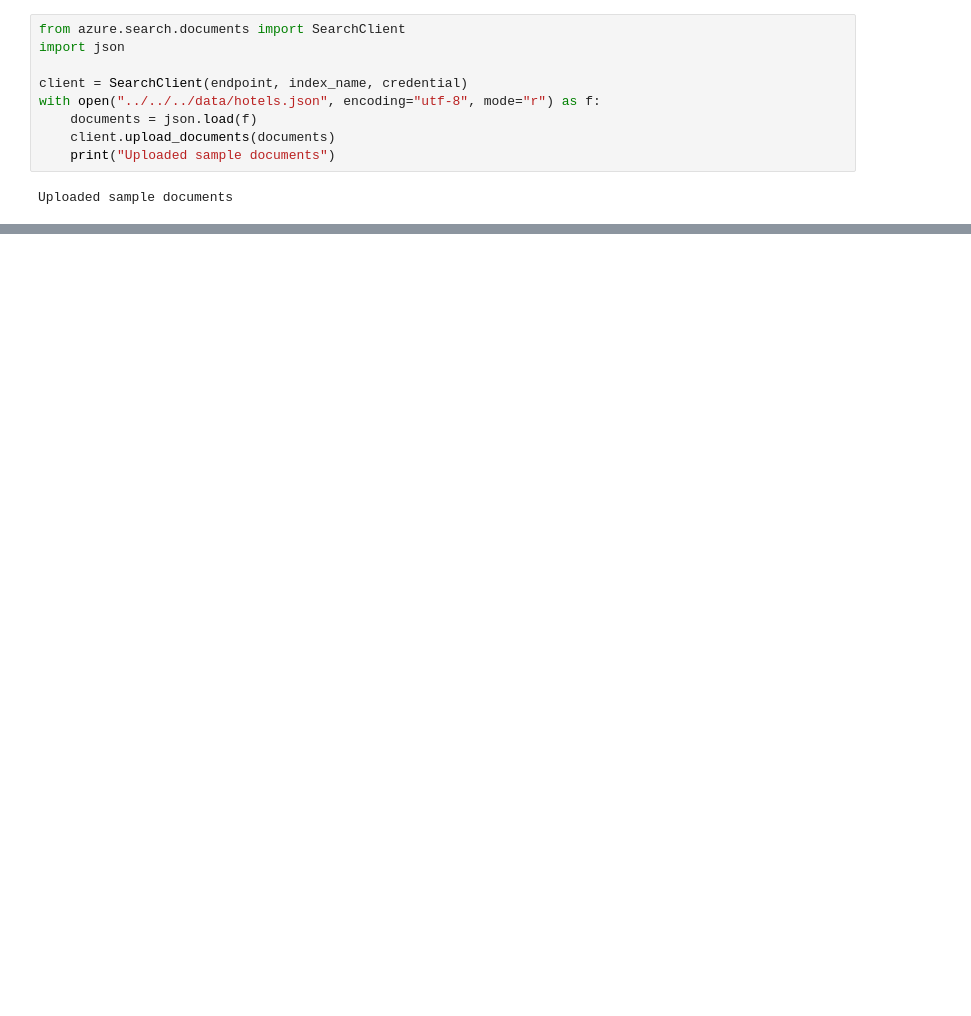
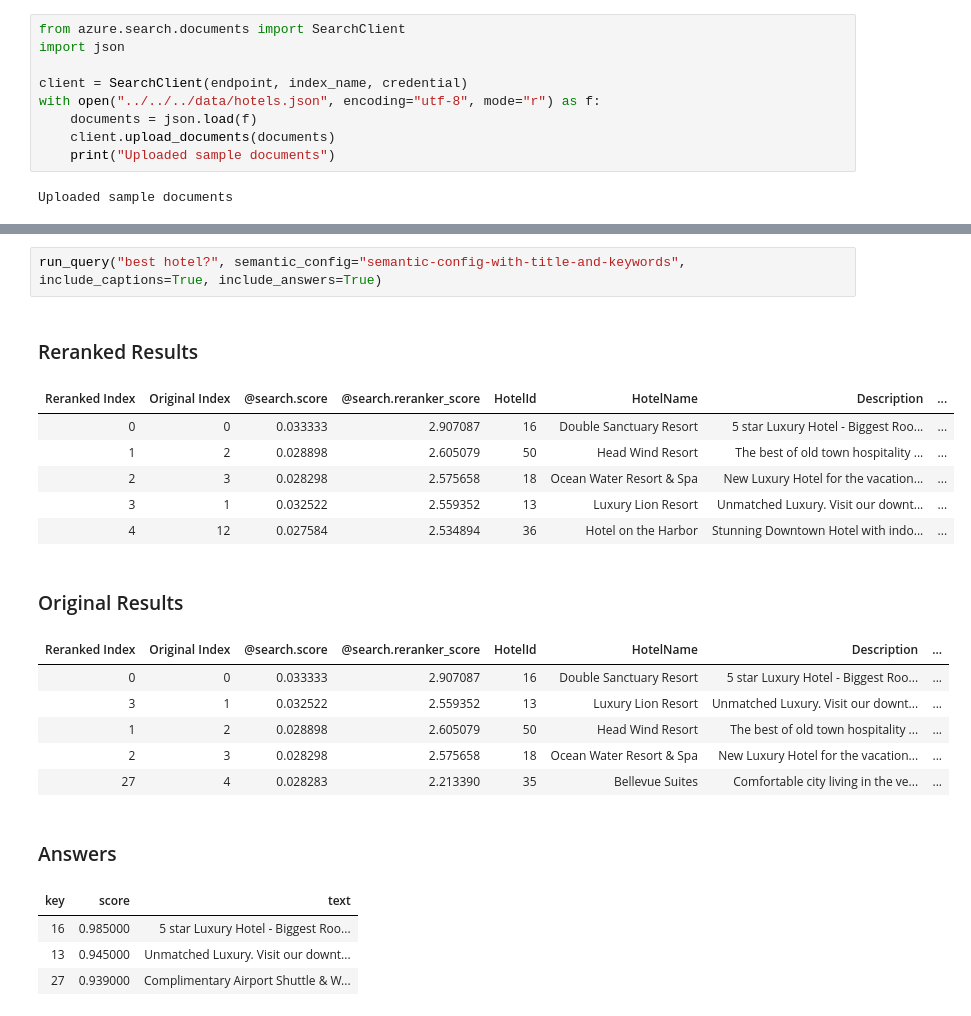
Before and after one commit to Azure/azure-search-vector-samples, a Jupyter notebook: demo-python/code/semantic-ranker/semantic-ranker.ipynb, the cells around one changed output, grey strips where cells are left out. Saved outputs shown, nothing was run; the diff lists cells and outputs as text; blank space fills up the shorter version.

```diff
--- a/demo-python/code/semantic-ranker/semantic-ranker.ipynb
+++ b/demo-python/code/semantic-ranker/semantic-ranker.ipynb
@@ -224,0 +380,22 @@ results[0]["@search.document_debug_info"].as_dict()
+# %%
+run_query("best hotel?", semantic_config="semantic-config-with-title-and-keywords", include_captions=True, include_answers=True)
+# %% [output]
+### Reranked Results
+| Reranked Index | Original Index | @search.score | @search.reranker_score | HotelId | HotelName | Description | ... |
+| 0 | 0 | 0.033333 | 2.907087 | 16 | Double Sanctuary Resort | 5 star Luxury Hotel - Biggest Roo... | ... |
+| 1 | 2 | 0.028898 | 2.605079 | 50 | Head Wind Resort | The best of old town hospitality ... | ... |
+| 2 | 3 | 0.028298 | 2.575658 | 18 | Ocean Water Resort & Spa | New Luxury Hotel for the vacation... | ... |
+| 3 | 1 | 0.032522 | 2.559352 | 13 | Luxury Lion Resort | Unmatched Luxury. Visit our downt... | ... |
+| 4 | 12 | 0.027584 | 2.534894 | 36 | Hotel on the Harbor | Stunning Downtown Hotel with indo... | ... |
+### Original Results
+| Reranked Index | Original Index | @search.score | @search.reranker_score | HotelId | HotelName | Description | ... |
+| 0 | 0 | 0.033333 | 2.907087 | 16 | Double Sanctuary Resort | 5 star Luxury Hotel - Biggest Roo... | ... |
+| 3 | 1 | 0.032522 | 2.559352 | 13 | Luxury Lion Resort | Unmatched Luxury. Visit our downt... | ... |
+| 1 | 2 | 0.028898 | 2.605079 | 50 | Head Wind Resort | The best of old town hospitality ... | ... |
+| 2 | 3 | 0.028298 | 2.575658 | 18 | Ocean Water Resort & Spa | New Luxury Hotel for the vacation... | ... |
+| 27 | 4 | 0.028283 | 2.213390 | 35 | Bellevue Suites | Comfortable city living in the ve... | ... |
+### Answers
+| key | score | text |
+| 16 | 0.985000 | 5 star Luxury Hotel - Biggest Roo... |
+| 13 | 0.945000 | Unmatched Luxury. Visit our downt... |
+| 27 | 0.939000 | Complimentary Airport Shuttle & W... |
```
Also changed, not shown: parts of 22 cells of this notebook.
